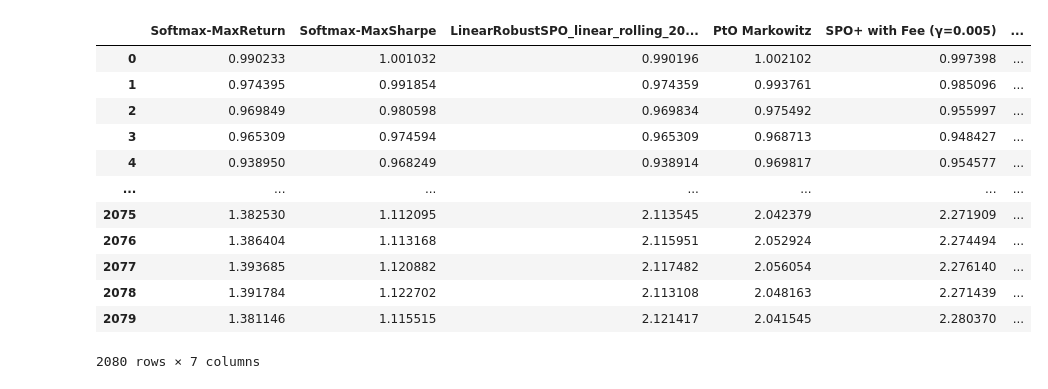
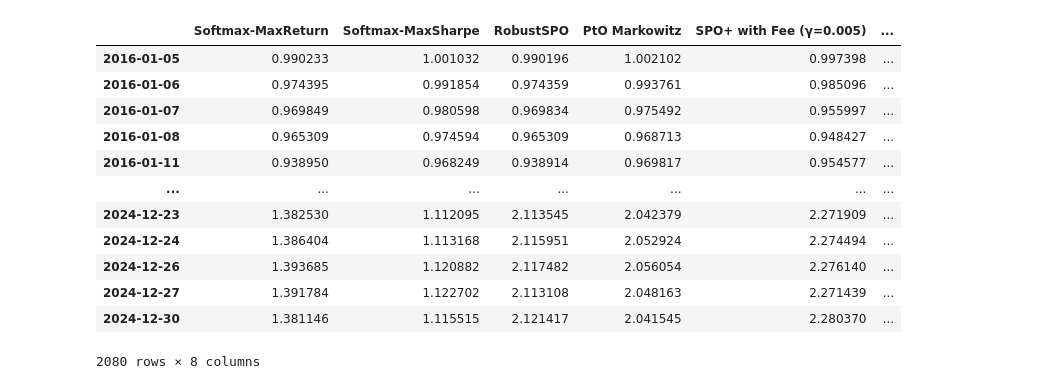
Before and after one commit to UnbreakablePACHES/spo4portfolio-v2, a Jupyter notebook: notebooks/ResultPlot.ipynb, the cells around one changed output. Cells and saved outputs as stored; diff of their text form; code cells hidden in the pictures.

```diff
--- a/notebooks/ResultPlot.ipynb
+++ b/notebooks/ResultPlot.ipynb
@@ -7,11 +7,11 @@ rename_map = {
     "LinearNNSoftmax_softmax_rolling_20251220_0149“maxreturn”": "Softmax-MaxReturn",
     "LinearNNSoftmax_softmax_rolling_20251222_1806“maxsharpe”": "Softmax-MaxSharpe",
     # ===== Robust SPO =====
-    "LinearRobustSPO_linear_rolling_20251224_1830“RobustSPO”": "RobustSPO",
+    "LinearRobustSPO_linear_rolling_20251224_1830”RobustSPO“": "RobustSPO",
     # ===== SPO+ variants =====
     "LinearSPO+_linear_rolling_20251223_1614“markowitzPO”": "PtO Markowitz",
     "LinearSPO+_linear_rolling_20251224_2011“gamma=0.005”": "SPO+ with Fee (γ=0.005)",
-    "LinearSPO+_linear_rolling_20251224_2311“gamma=0.005,lambda=0.42”": "SPO+ with turnover penalty(γ=0.005, λ=0.42)",
+    "LinearSPO+_linear_rolling_20251224_2311”gamma=0.005,lambda=0.42“": "SPO+ with turnover penalty(γ=0.005, λ=0.42)",
     # ===== Tuned SPO+ =====
     "LinearSPO+_rolling_optuna_20251220_0037": "SPO+",
 }
@@ -22,49 +22,68 @@ ROOT_DIR = r"D:\SPO4Portfolio\outputs"  # ← 改成你的路径
 # 用来存每个实验的 nav 序列
 nav_dict = {}
 
 # ===== 2. 遍历所有子文件夹 =====
 for exp_name in os.listdir(ROOT_DIR):
     exp_path = os.path.join(ROOT_DIR, exp_name)
 
     if not os.path.isdir(exp_path):
         continue
 
     csv_path = os.path.join(exp_path, "rolling_performance.csv")
 
     if not os.path.exists(csv_path):
         continue
 
     # ===== 3. 读取 rolling_performance.csv =====
+
     df = pd.read_csv(csv_path)
 
-    if "nav" not in df.columns:
-        print(f"[跳过] {exp_name} 没有 nav 列")
-        continue
-
-    # 如果有 date 列，设为 index（推荐）
-    if "date" in df.columns:
+    # ===== 关键修复：兼容 Date / date =====
+    if "Date" in df.columns:
+        df["Date"] = pd.to_datetime(df["Date"])
+        df = df.set_index("Date")
+    elif "date" in df.columns:
         df["date"] = pd.to_datetime(df["date"])
         df = df.set_index("date")
+    else:
+        raise ValueError(f"{exp_name} 没有 Date/date 列")
+
+    df.index = df.index.normalize()
 
     # 存入字典（key = 实验名，value = nav Series）
     nav_dict[exp_name] = df["nav"]
 
+BASELINE_DIR = r"D:\SPO4Portfolio\outputs\Baselines"
+
+for fname in ["MaxSharpe.csv"]:
+    path = os.path.join(BASELINE_DIR, fname)
+
+    df = pd.read_csv(path)
+
+    if "date" in df.columns:
+        df["date"] = pd.to_datetime(df["date"])
+        df = df.set_index("date")
+    df.index = df.index.normalize()
+    key = os.path.splitext(fname)[0]  # EqualWeight / MaxSharpe
+    nav_dict[key] = df["nav"]
+
 # ===== 4. 合并成一个 DataFrame =====
 nav_df = pd.concat(nav_dict, axis=1)
+nav_df = nav_df.dropna(how="any")
 nav_df = nav_df.rename(columns=rename_map)
 
 display(nav_df)  # 如果在 Jupyter Notebook 中运行，可以看到表格
 # %% [output]
-|  | Softmax-MaxReturn | Softmax-MaxSharpe | LinearRobustSPO_linear_rolling_20... | PtO Markowitz | SPO+ with Fee (γ=0.005) | ... |
-| 0 | 0.990233 | 1.001032 | 0.990196 | 1.002102 | 0.997398 | ... |
-| 1 | 0.974395 | 0.991854 | 0.974359 | 0.993761 | 0.985096 | ... |
-| 2 | 0.969849 | 0.980598 | 0.969834 | 0.975492 | 0.955997 | ... |
-| 3 | 0.965309 | 0.974594 | 0.965309 | 0.968713 | 0.948427 | ... |
-| 4 | 0.938950 | 0.968249 | 0.938914 | 0.969817 | 0.954577 | ... |
+|  | Softmax-MaxReturn | Softmax-MaxSharpe | RobustSPO | PtO Markowitz | SPO+ with Fee (γ=0.005) | ... |
+| 2016-01-05 | 0.990233 | 1.001032 | 0.990196 | 1.002102 | 0.997398 | ... |
+| 2016-01-06 | 0.974395 | 0.991854 | 0.974359 | 0.993761 | 0.985096 | ... |
+| 2016-01-07 | 0.969849 | 0.980598 | 0.969834 | 0.975492 | 0.955997 | ... |
+| 2016-01-08 | 0.965309 | 0.974594 | 0.965309 | 0.968713 | 0.948427 | ... |
+| 2016-01-11 | 0.938950 | 0.968249 | 0.938914 | 0.969817 | 0.954577 | ... |
 | ... | ... | ... | ... | ... | ... | ... |
-| 2075 | 1.382530 | 1.112095 | 2.113545 | 2.042379 | 2.271909 | ... |
-| 2076 | 1.386404 | 1.113168 | 2.115951 | 2.052924 | 2.274494 | ... |
-| 2077 | 1.393685 | 1.120882 | 2.117482 | 2.056054 | 2.276140 | ... |
-| 2078 | 1.391784 | 1.122702 | 2.113108 | 2.048163 | 2.271439 | ... |
-| 2079 | 1.381146 | 1.115515 | 2.121417 | 2.041545 | 2.280370 | ... |
+| 2024-12-23 | 1.382530 | 1.112095 | 2.113545 | 2.042379 | 2.271909 | ... |
+| 2024-12-24 | 1.386404 | 1.113168 | 2.115951 | 2.052924 | 2.274494 | ... |
+| 2024-12-26 | 1.393685 | 1.120882 | 2.117482 | 2.056054 | 2.276140 | ... |
+| 2024-12-27 | 1.391784 | 1.122702 | 2.113108 | 2.048163 | 2.271439 | ... |
+| 2024-12-30 | 1.381146 | 1.115515 | 2.121417 | 2.041545 | 2.280370 | ... |
-2080 rows × 7 columns
+2080 rows × 8 columns
```
Also changed, not shown: parts of 2 cells of this notebook.
